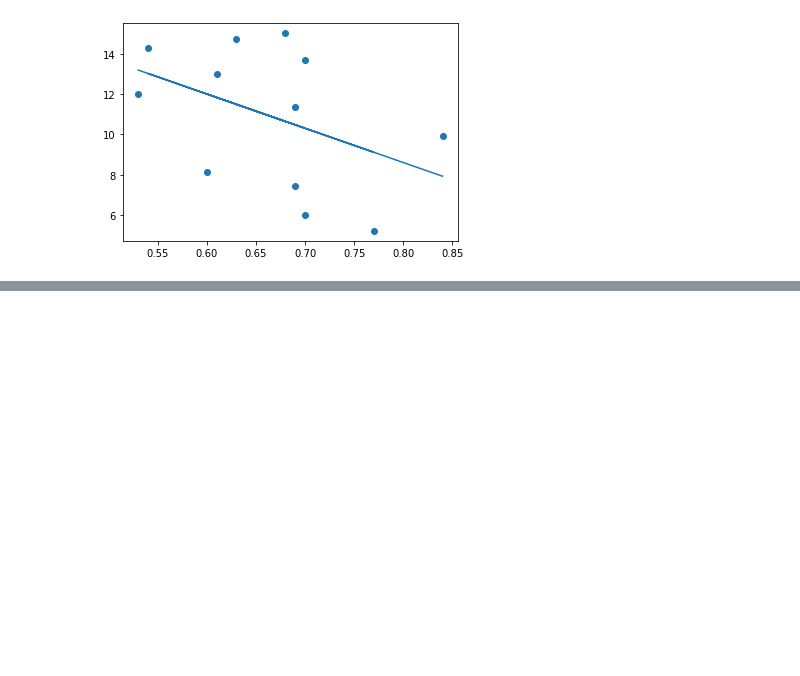
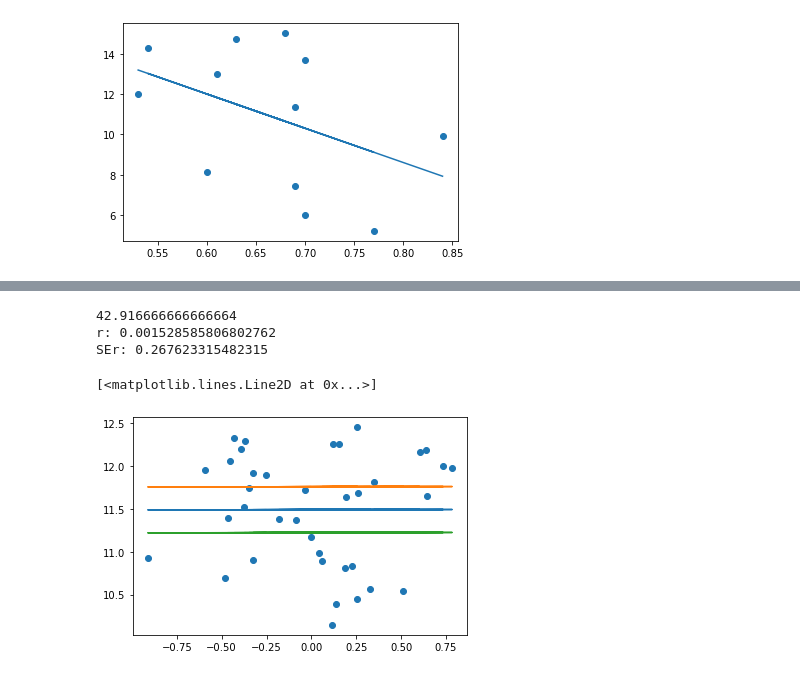
Before and after one commit to Rainette9/AO_Sea-ice, a Jupyter notebook: Data/Project 5.ipynb, the cells around one changed output, grey strips where cells are left out. Cells and saved outputs as stored; diff of their text form; code cells hidden in the pictures; blank space fills up the shorter version.

```diff
--- a/Data/Project 5.ipynb
+++ b/Data/Project 5.ipynb
@@ -317,28 +338,34 @@ plt.plot(AAO_flat0, m*AAO_flat0+b)
 # %%
 # Looking at mean anomaly per year
 # Number of years
 print(len(AO_flat)/12)
 
 L=42
 
 AO_Mean=[]
 SIEN_extent_Mean=[]
 for l in range(0, L):
     SIEN_extent = np.array(SIE_N['extent'])[2+l*12:2+(l+1)*12]
     SIEN_extent_mean = np.mean(SIEN_extent)
     AO_flat0 = np.array(AO_flat)[2+l*12:2+(l+1)*12]
     AO_mean = np.mean(AO_flat0)
     valid = ~(np.isnan(AO_mean) | np.isnan(SIEN_extent_mean))
     AO_Mean.extend(AO_mean[valid])
     SIEN_extent_Mean.extend(SIEN_extent_mean[valid])
 
 m, b, r, p, std_err = stats.linregress(AO_Mean, SIEN_extent_Mean)
 print('r:', r)
 print('SEr:', std_err)
 plt.scatter(AO_Mean, SIEN_extent_Mean)
-plt.plot(AO_Mean, m*np.array(T_Mean)+b)
-plt.plot(AO_Mean, m*np.array(T_Mean)+b+std_err)
-plt.plot(AO_Mean, m*np.array(T_Mean)+b-std_err)
+plt.plot(AO_Mean, m*np.array(AO_Mean)+b)
+plt.plot(AO_Mean, m*np.array(AO_Mean)+b+std_err)
+plt.plot(AO_Mean, m*np.array(AO_Mean)+b-std_err)
+# %% [output]
+42.916666666666664
+r: 0.001528585806802762
+SEr: 0.267623315482315
+[<matplotlib.lines.Line2D at 0x...>]
+[figure, added]
 # %%
 # Prepare data
 #SIE_S['extent'] = SIE_S['extent'].mask(SIE_S['extent'] < SIE_S['extent'].quantile(0.01))
```
Also changed, not shown: parts of 12 cells of this notebook.
